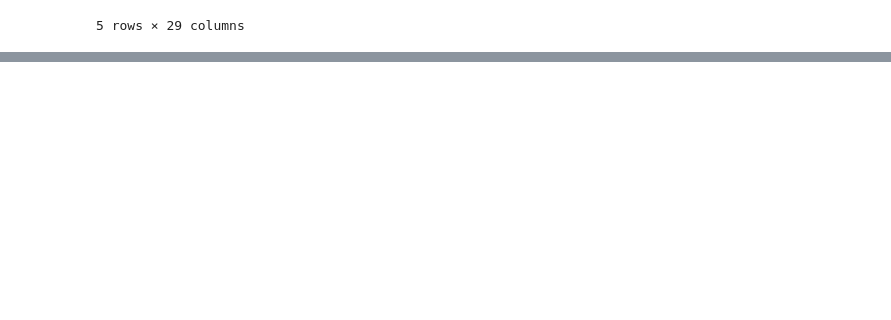
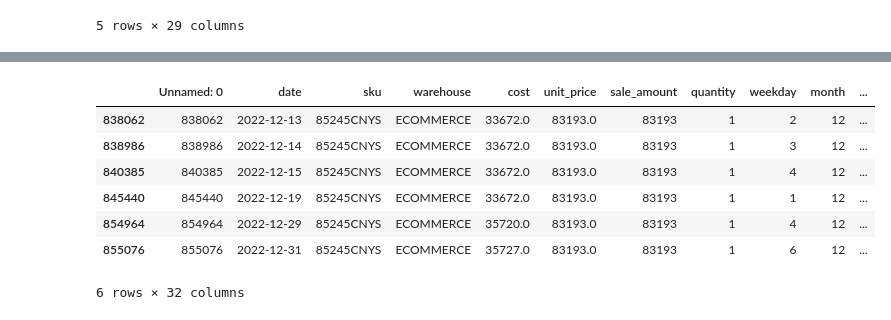
Before and after one commit to eiurrutia/sale_p4tagonia, a Jupyter notebook: notebooks/sales.ipynb, the cells around one changed output, grey strips where cells are left out. Cells and saved outputs as stored; diff of their text form; code cells hidden in the pictures; blank space fills up the shorter version.

```diff
--- a/notebooks/sales.ipynb
+++ b/notebooks/sales.ipynb
@@ -97,0 +311,32 @@ Timestamp('2023-12-01 00:00:00')
+# %%
+df = data_holder.get_data()
+
+df = feature_engineering.add_sku_warehouse_last_xdays_sales(df, 7)
+print("Ok feature 1")
+df = feature_engineering.add_sku_warehouse_last_xdays_mean_sales(df, 7)
+print("Ok feature 2")
+df = feature_engineering.add_sku_warehouse_last_xdays_sales(df, 14)
+print("Ok feature 3")
+df = feature_engineering.add_sku_warehouse_last_xdays_mean_sales(df, 14)
+print("Ok feature 4")
+df = feature_engineering.add_sku_warehouse_last_xdays_sales(df, 30)
+print("Ok feature 5")
+df = feature_engineering.add_sku_warehouse_last_xdays_mean_sales(df, 30)
+print("Ok feature 6")
+
+df = feature_engineering.add_sku_warehouse_historic_sales(df)
+print("Ok feature 7")
+df = feature_engineering.add_sku_warehouse_historic_sales_same_day_of_the_week(df)
+print("Ok feature 8")
+df = feature_engineering.add_sku_warehouse_historic_sales_same_month(df)
+print("Ok feature 9")
+
+df = feature_engineering.add_sku_warehouse_cumulative_sales_in_the_week(df)
+print("Ok feature 10")
+df = feature_engineering.add_sku_warehouse_cumulative_sales_in_the_month(df)
+print("Ok feature 11")
+df = feature_engineering.add_sku_warehouse_cumulative_sales_in_the_year(df)
+print("Ok feature 12")
+
+data_holder.set_data(df)
+data_info.preview()
@@ -97,0 +380,4 @@ Timestamp('2023-12-01 00:00:00')
+# %%
+data = pd.read_csv('../data/temp/processed_data.csv', delimiter=',')
+data_holder.set_data(data)
+data_info.preview()
@@ -97,0 +393,3 @@ Timestamp('2023-12-01 00:00:00')
+# %%
+df = data_holder.get_data()
+df.tail()
@@ -97,0 +440,13 @@ Timestamp('2023-12-01 00:00:00')
+# %%
+df[(df['sku'] == '85245CNYS') &
+   (df['warehouse'] == 'ECOMMERCE') &
+   (df['month'] == 12)]
+# %% [output]
+|  | Unnamed: 0 | date | sku | warehouse | cost | unit_price | sale_amount | quantity | weekday | month | ... |
+| 838062 | 838062 | 2022-12-13 | 85245CNYS | ECOMMERCE | 33672.0 | 83193.0 | 83193 | 1 | 2 | 12 | ... |
+| 838986 | 838986 | 2022-12-14 | 85245CNYS | ECOMMERCE | 33672.0 | 83193.0 | 83193 | 1 | 3 | 12 | ... |
+| 840385 | 840385 | 2022-12-15 | 85245CNYS | ECOMMERCE | 33672.0 | 83193.0 | 83193 | 1 | 4 | 12 | ... |
+| 845440 | 845440 | 2022-12-19 | 85245CNYS | ECOMMERCE | 33672.0 | 83193.0 | 83193 | 1 | 1 | 12 | ... |
+| 854964 | 854964 | 2022-12-29 | 85245CNYS | ECOMMERCE | 35720.0 | 83193.0 | 83193 | 1 | 4 | 12 | ... |
+| 855076 | 855076 | 2022-12-31 | 85245CNYS | ECOMMERCE | 35727.0 | 83193.0 | 83193 | 1 | 6 | 12 | ... |
+6 rows × 32 columns
```
Also changed, not shown: parts of 53 cells of this notebook.
